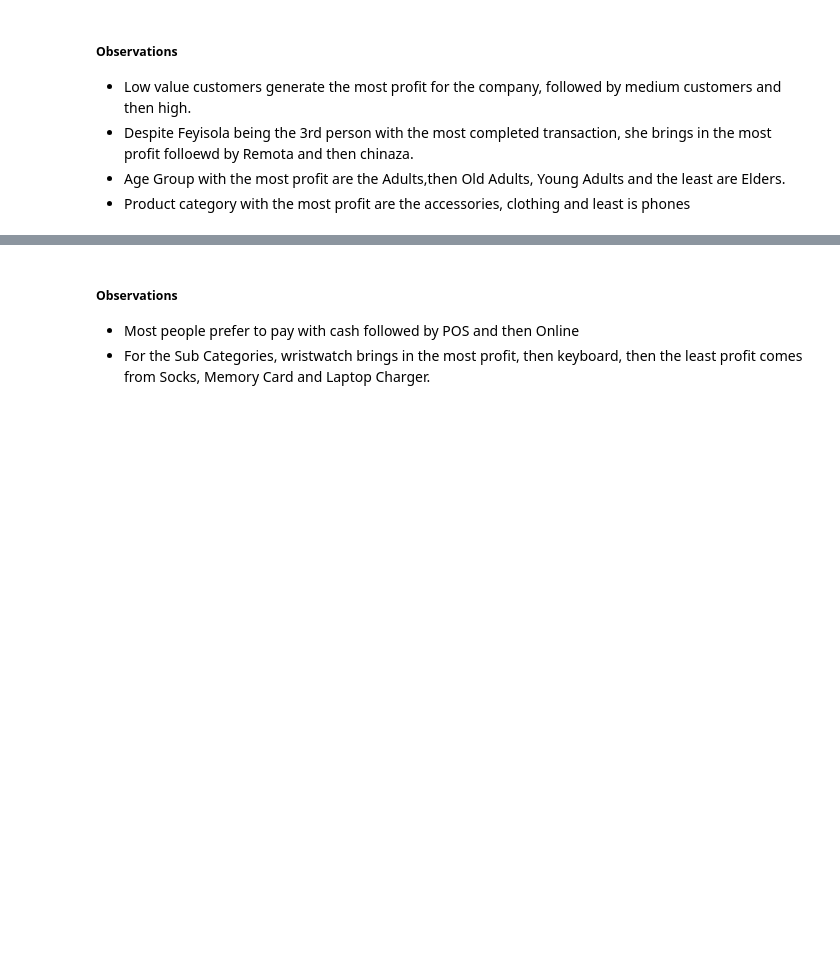
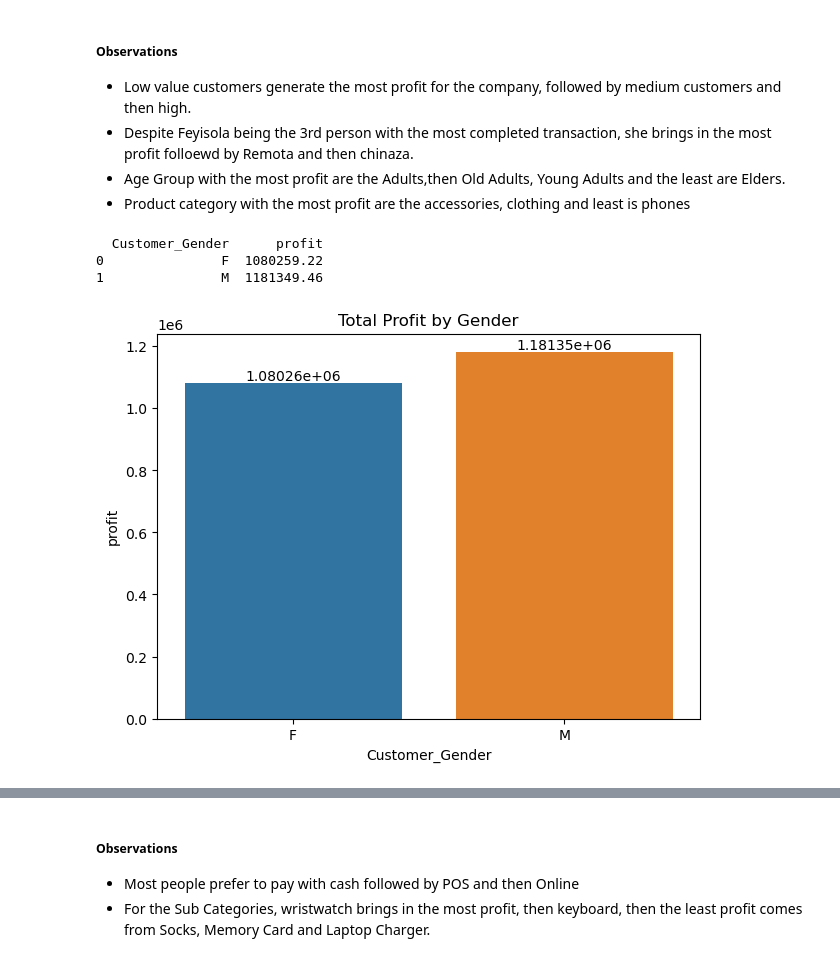
Before and after one commit to Akanniabdulwahab/Exploratory_Data_Analysis_for_a_retail_company, a Jupyter notebook: Retail Company.ipynb, the cells around one changed output, grey strips where cells are left out. Saved outputs shown, nothing was run; the diff lists cells and outputs as text; code cells hidden in the pictures; blank space fills up the shorter version.

```diff
--- a/Retail Company.ipynb
+++ b/Retail Company.ipynb
@@ -589,3 +640,18 @@ axs[1,1].set_title('Total Profit by Product_Category');
 - Despite Feyisola being the 3rd person with the most completed transaction, she brings in the most profit folloewd by Remota and then chinaza.
 - Age Group with the most profit are the Adults,then Old Adults, Young Adults and the least are Elders.
 - Product category with the most profit are the accessories, clothing and least is phones
+# %%
+# Total Profit by Gender
+plt.figure(figsize = (7,5))
+
+gen_prof = sales.groupby('Customer_Gender')['profit'].sum().reset_index()
+ax = sns.barplot(x = 'Customer_Gender', data = gen_prof, y = 'profit')
+ax.bar_label(container = ax.containers[0], label = values)
+plt.title('Total Profit by Gender')
+
+print(gen_prof);
+# %% [output]
+  Customer_Gender      profit
+0               F  1080259.22
+1               M  1181349.46
+[figure, added]
```
Also changed, not shown: parts of 11 cells of this notebook.
